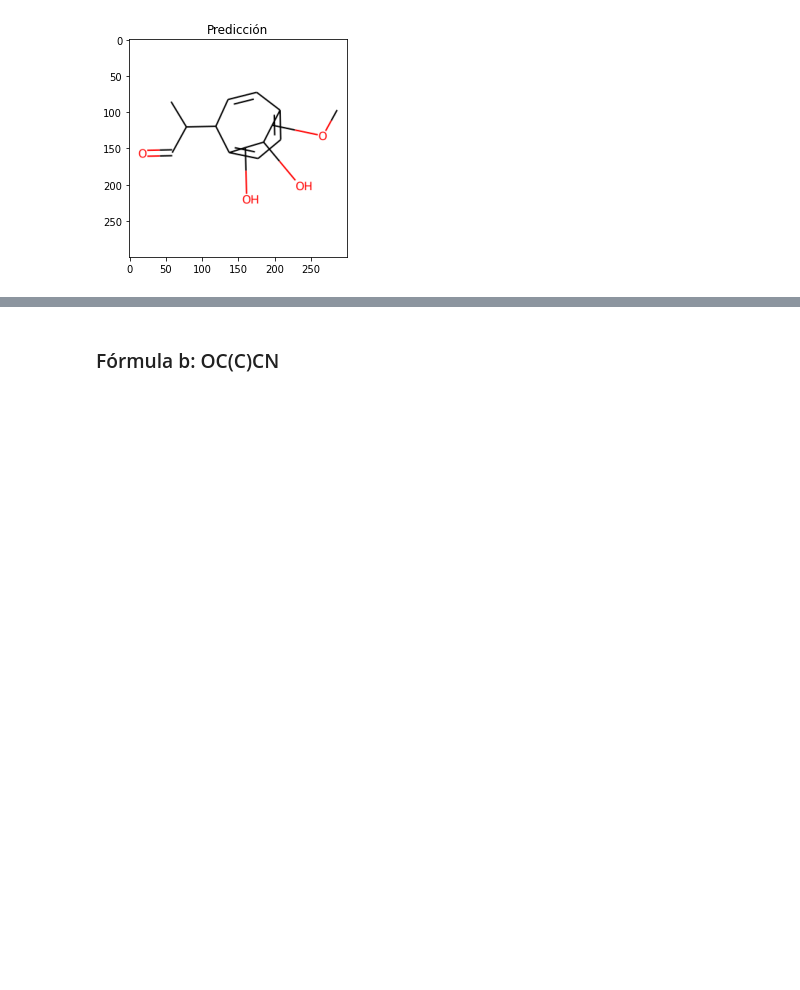
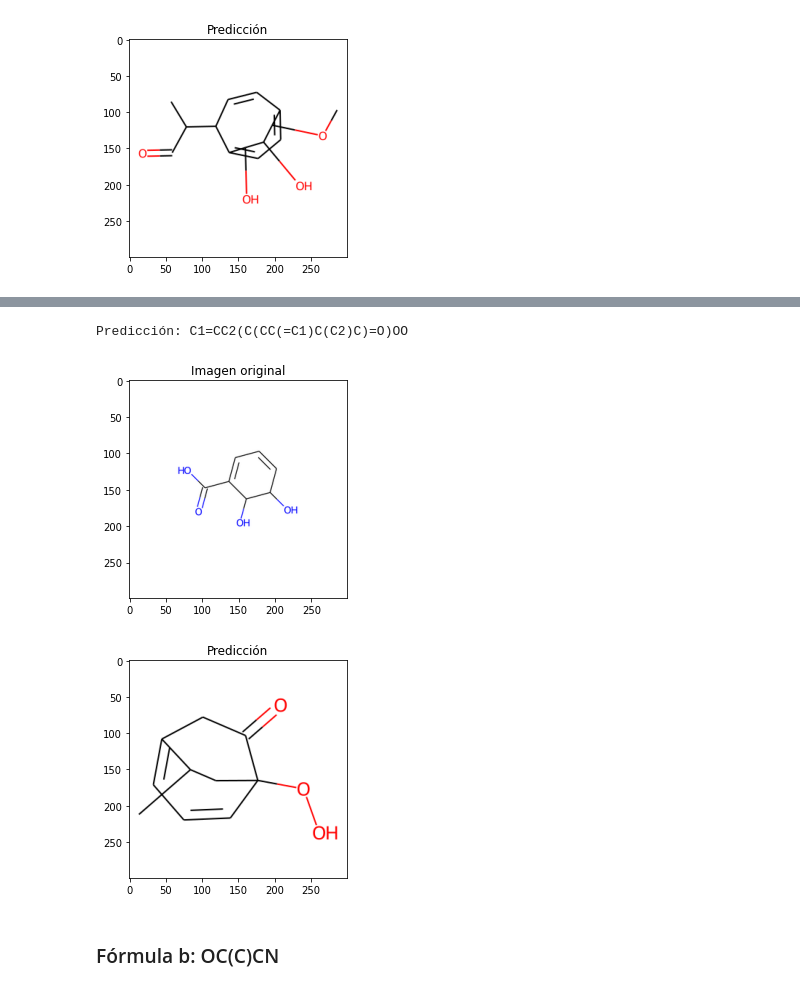
Before and after one commit to pbedmar/tfg, a Jupyter notebook: experiments/decimer/test_decimer.ipynb, the cells around one changed output, grey strips where cells are left out. Cells and saved outputs as stored; diff of their text form; code cells hidden in the pictures; blank space fills up the shorter version.

```diff
--- a/experiments/decimer/test_decimer.ipynb
+++ b/experiments/decimer/test_decimer.ipynb
@@ -175,3 +209,11 @@ Predicción: CC(C1C2=CC=C(C=C1)C(C(C2O)O)OC)C=O
+# %%
+img_path = "from_decimer_dataset/"+smiles_code
+imagemagick_resize_and_padding(img_path.replace("(","\(").replace(")","\)"))
+plot_and_process(img_path+"_padding.png", "Isomeric")
+# %% [output]
+Predicción: C1=CC2(C(CC(=C1)C(C2)C)=O)OO
+[figure, added]
+[figure, added]
 # %% [markdown]
 ### Fórmula b: OC(C)CN
 # %%
```
Also changed, not shown: parts of 28 cells of this notebook, 13 other files.
